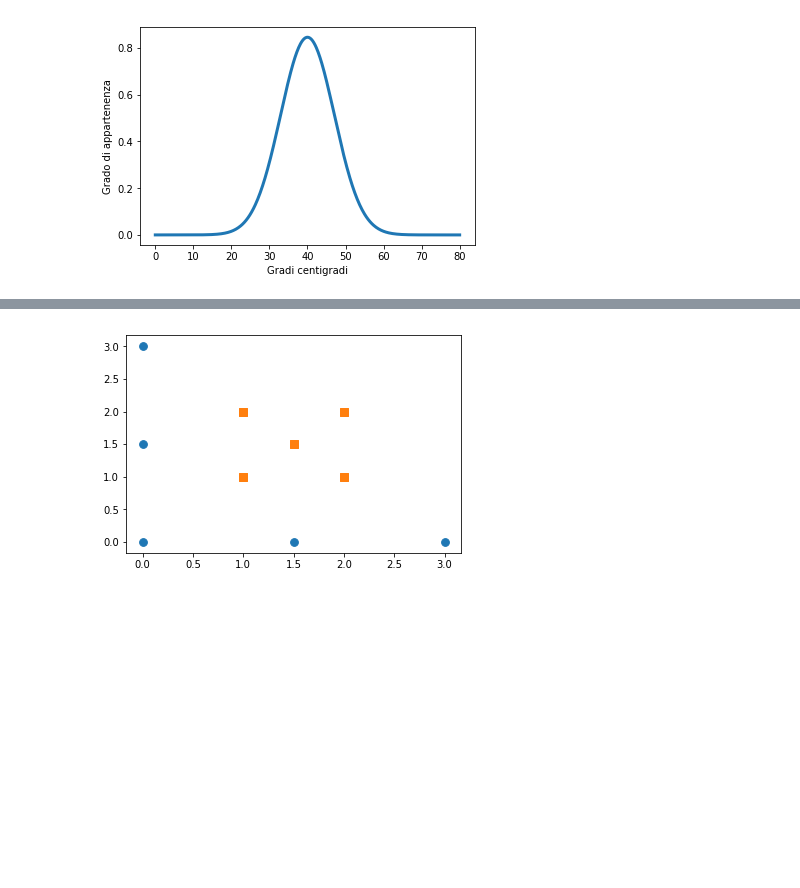
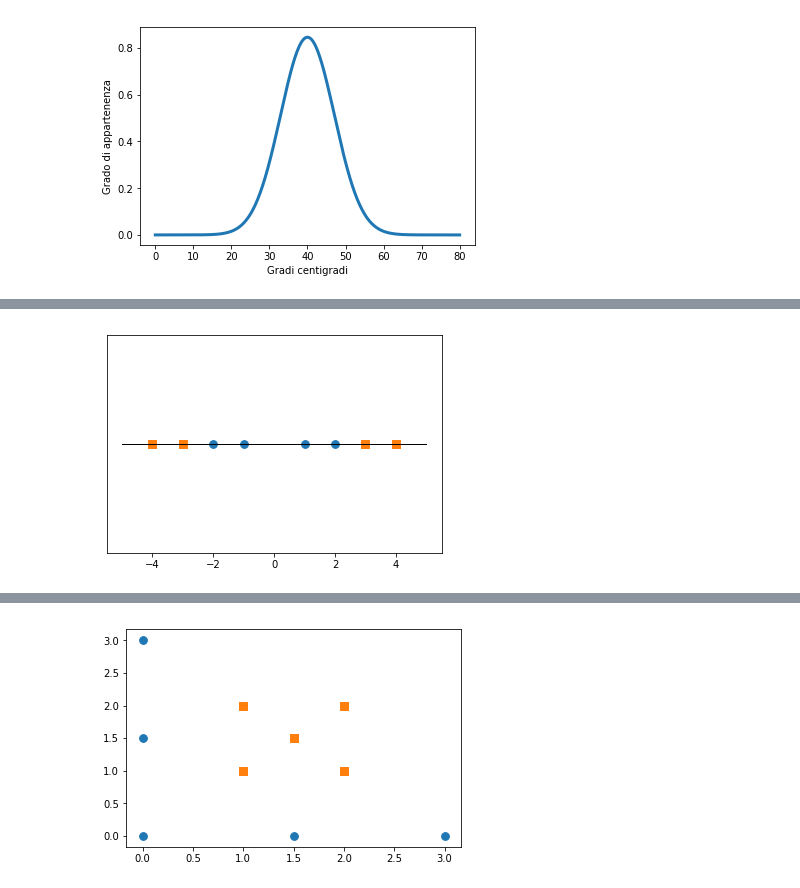
Before and after one commit to lucacrm/fuzzysets, a Jupyter notebook: Tesi/figure/grafici_tesi.ipynb, the cells around one changed output, grey strips where cells are left out. Saved outputs shown, nothing was run; the diff lists cells and outputs as text; code cells hidden in the pictures; blank space fills up the shorter version.

```diff
--- a/Tesi/figure/grafici_tesi.ipynb
+++ b/Tesi/figure/grafici_tesi.ipynb
@@ -189,0 +190,9 @@ plt.savefig("nonseparabili.pdf", bbox_inches = 'tight', pad_inches = 0)
+# %%
+fig, ax = plt.subplots()
+plt.plot([-5,5],[0,0], linewidth=1, color='k')
+plt.scatter([1,2,-1,-2],[0,0,0,0], marker='o', color=c1, s=s)
+plt.scatter([3,4,-4,-3],[0,0,0,0], marker='s', color=c2, s=s)
+plt.yticks([])
+plt.savefig("mapping11.pdf", bbox_inches = 'tight', pad_inches = 0)
+# %% [output]
+[figure, added]
```
Also changed, not shown: parts of 9 cells of this notebook, 18 other files.
